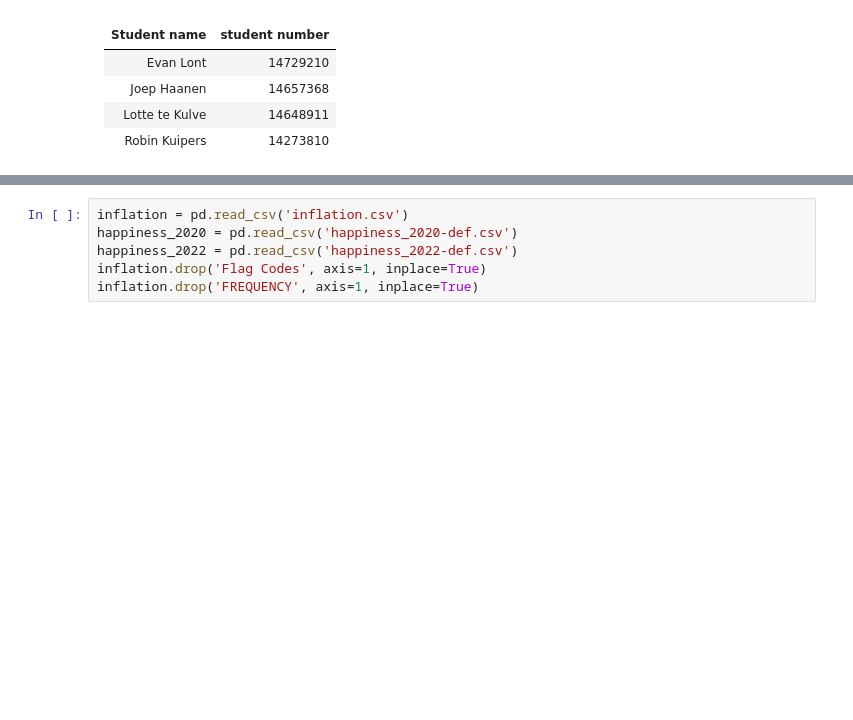
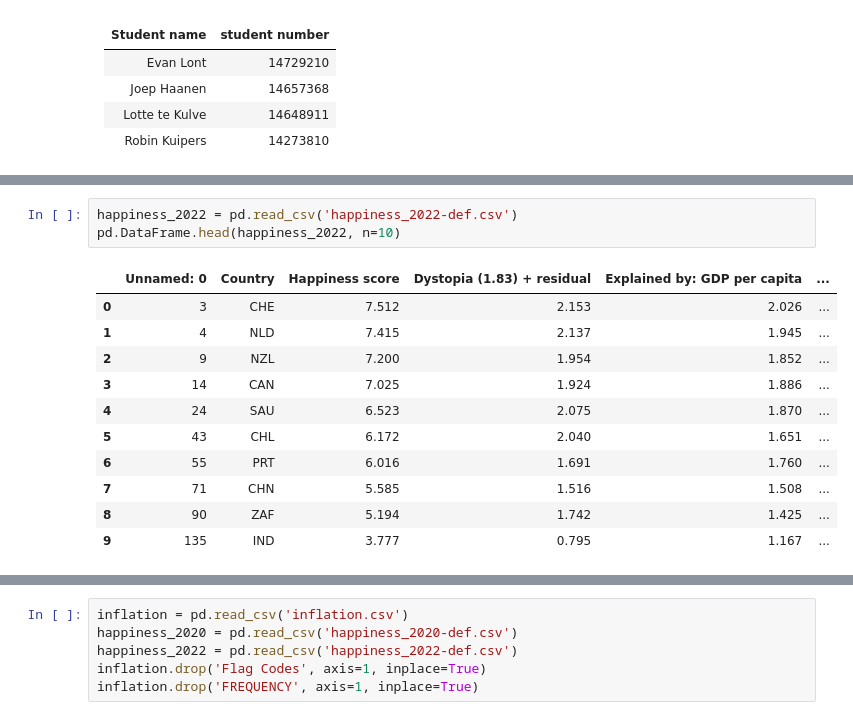
Before and after one commit to rxbinashley/infovisb4, a Jupyter notebook: _build/jupyter_execute/docs/draft.ipynb, the cells around one changed output, grey strips where cells are left out. Saved outputs shown, nothing was run; the diff lists cells and outputs as text; blank space fills up the shorter version.

```diff
--- a/_build/jupyter_execute/docs/draft.ipynb
+++ b/_build/jupyter_execute/docs/draft.ipynb
@@ -126,0 +109,15 @@ Based on the discussions we had, we:
+# %%
+happiness_2022 = pd.read_csv('happiness_2022-def.csv')
+pd.DataFrame.head(happiness_2022, n=10)
+# %% [output]
+|  | Unnamed: 0 | Country | Happiness score | Dystopia (1.83) + residual | Explained by: GDP per capita | ... |
+| 0 | 3 | CHE | 7.512 | 2.153 | 2.026 | ... |
+| 1 | 4 | NLD | 7.415 | 2.137 | 1.945 | ... |
+| 2 | 9 | NZL | 7.200 | 1.954 | 1.852 | ... |
+| 3 | 14 | CAN | 7.025 | 1.924 | 1.886 | ... |
+| 4 | 24 | SAU | 6.523 | 2.075 | 1.870 | ... |
+| 5 | 43 | CHL | 6.172 | 2.040 | 1.651 | ... |
+| 6 | 55 | PRT | 6.016 | 1.691 | 1.760 | ... |
+| 7 | 71 | CHN | 5.585 | 1.516 | 1.508 | ... |
+| 8 | 90 | ZAF | 5.194 | 1.742 | 1.425 | ... |
+| 9 | 135 | IND | 3.777 | 0.795 | 1.167 | ... |
```
Also changed, not shown: parts of 59 cells of this notebook, 10 other files.
